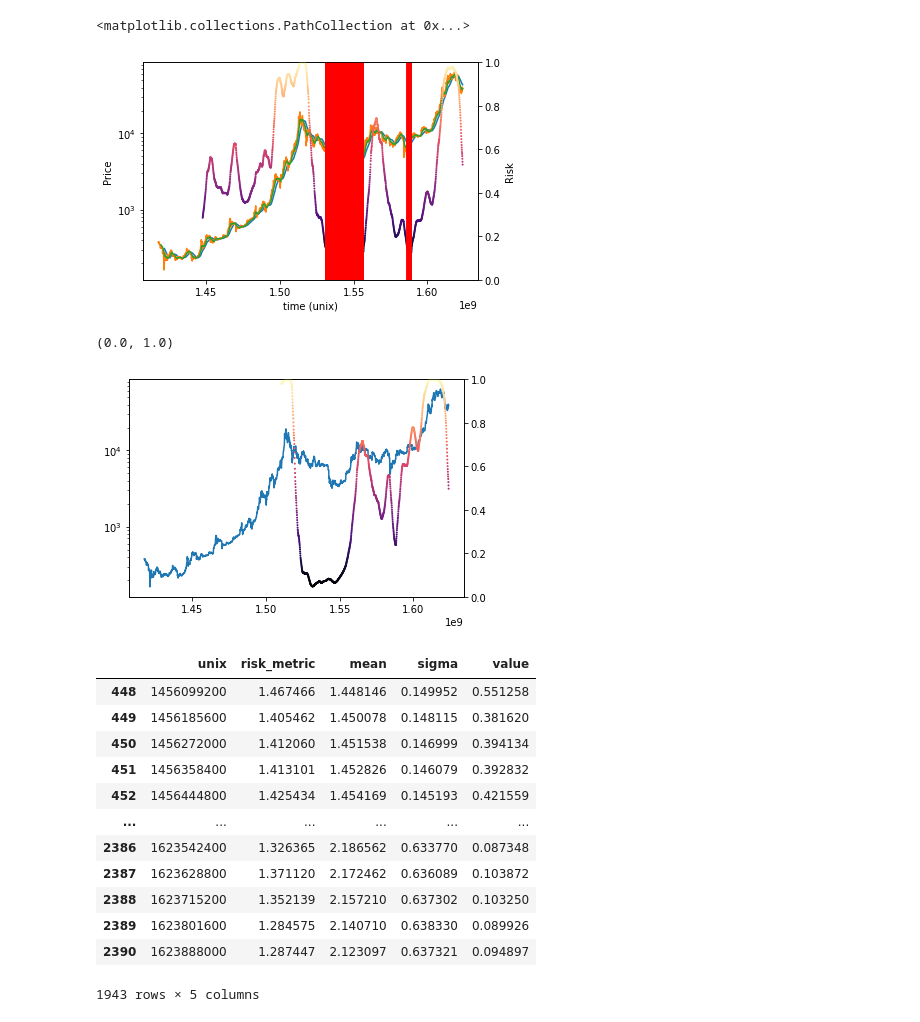
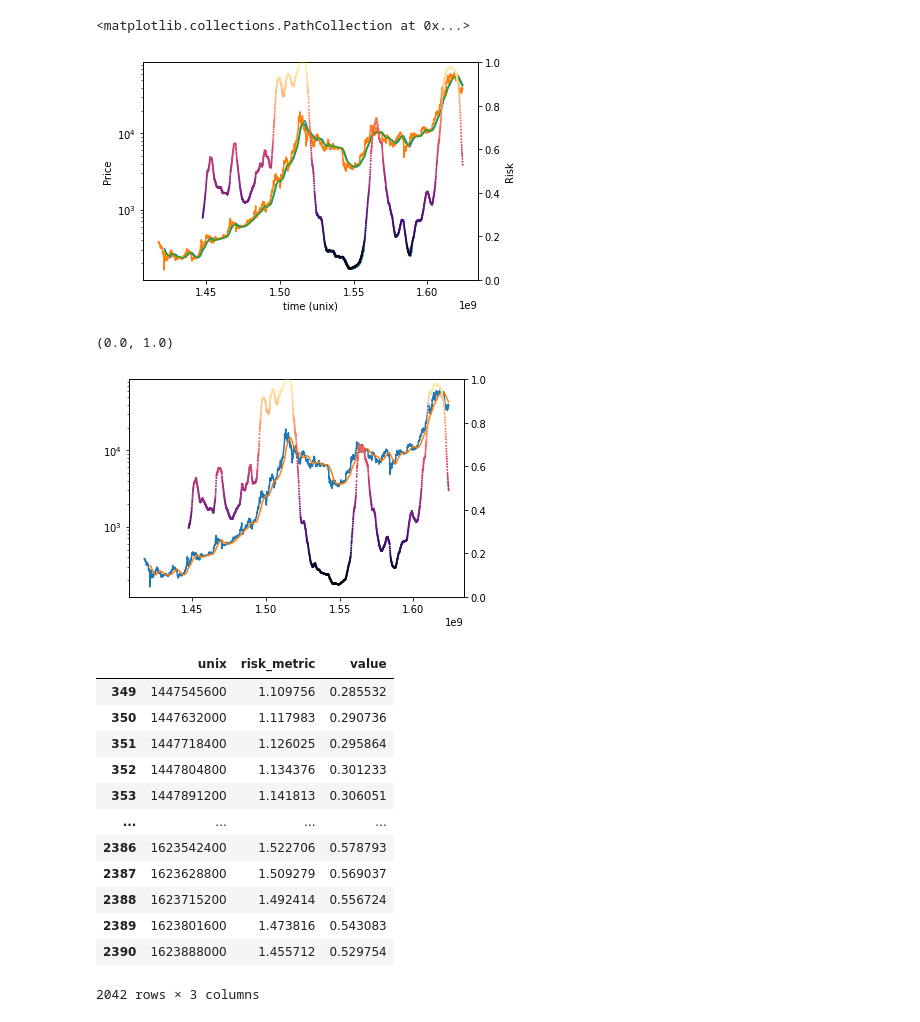
Before and after one commit to RDEvans31/saturn, a Jupyter notebook: Data analysis.ipynb, the cells around one changed output. Drawn from its saved outputs; the diff is of its cells as text; code cells hidden in the pictures.

```diff
--- a/Data analysis.ipynb
+++ b/Data analysis.ipynb
@@ -45,8 +45,7 @@ def get_sma(data,window):
 
 def get_ema(data,window):
     timestamps=data['unix'][window:]
-    ema=data.ewm(span=window, adjust=False).mean()['close']
-    ema=ema[window:]
+    ema=data.ewm(span=window,min_periods=window+1, adjust=False).mean()['close'].dropna()
     return pd.DataFrame({'unix': timestamps,'value':ema})
 
 def risk_indicator(fast,slow):
@@ -55,6 +54,7 @@ def risk_indicator(fast,slow):
 
     if len(trimmed_fast)>len(slow):
         #different values, ie using a daily for fast and weekly for slow
+        print(trimmed_fast['unix'].max()-slow['unix'].max())
         f=interp1d(slow['unix'],slow['value'])
         slow_interpolated=f(trimmed_fast['unix'])
         slow=pd.DataFrame({'unix':trimmed_fast['unix'],'value':slow_interpolated})
@@ -73,48 +73,48 @@ def risk_indicator(fast,slow):
     return pd.DataFrame({'unix':trimmed_fast['unix'],'value':risk})
 # %%
 fast=get_sma(btc_price_data,50)
-fast_ema=get_ema(btc_price_data,21)
+fast_ema=get_ema(btc_price_data,50)
 slow=get_sma(weekly_candles,50)
 # %%
 fig, ax1 = plt.subplots()
 ax1.set_xlabel('time (unix)')
 ax1.set_ylabel('Price')
 timestamps=fast['unix']
 ax1.plot(fast['unix'],fast['value'])
 
 risk=risk_indicator(fast,slow)
 ax1.plot(btc_price_data['unix'],btc_price_data['close'])
 ax1.plot(fast_ema['unix'],fast_ema['value'])
 ax1.set_yscale('log')
 
 ax2 = ax1.twinx()
 ax2.set_ylabel('Risk')
 filtered_risk=risk.loc[risk['value']<0.15]
 ax2.scatter(filtered_risk['unix'],filtered_risk['value'], s=1)
 ax2.set_ylim(0,1)
-ax2.vlines(filtered_risk['unix'],0,btc_price_data['close'].max(), colors='r')
+#ax2.vlines(filtered_risk['unix'],0,btc_price_data['close'].max(), colors='r')
 
 ax2.scatter(risk['unix'],risk['value'], s=1, c=risk['value'], cmap='magma')
 # %% [output]
 <matplotlib.collections.PathCollection at 0x...>
-[figure, old version]
+[figure, new version]
 # %%
-
 
 fig2, ax3 = plt.subplots()
 ax3.plot(btc_price_data['unix'],btc_price_data['close'])
-risk2= rolling_risk(fast,slow,730)
-filtered_risk=risk2.loc[risk2['value']>0.9]
+ax3.plot(fast['unix'],fast['value'])
+risk2= risk_indicator(fast_ema,slow)
+filtered_risk=risk2.loc[risk2['value']<0.2]
 ax3.set_yscale('log')
 ax4 = ax3.twinx()
 ax4.scatter(risk2['unix'],risk2['value'], s=1, c=risk2['value'], cmap='magma')
 ax4.set_ylim(0,1)
-#ax4.vlines(filtered_risk['unix'],0,btc_price_data['close'].max(), colors='r')
+# ax4.vlines(filtered_risk['unix'],0,btc_price_data['close'].max(), colors='r')
 # %% [output]
 (0.0, 1.0)
-[figure, old version]
+[figure, new version]
 # %%
-def rolling_risk(fast,slow,window):#probably better to use long windows
+def exponentially_weighted_risk(fast,slow):#places more weight on recent values to calculate the mean and standard deviation
     start_date=slow['unix'].min()
     trimmed_fast=fast.loc[fast['unix']>=start_date]
 
@@ -131,32 +131,42 @@ def rolling_risk(fast,slow,window):#probably better to use long windows
         #using moving average
         risk_metric=np.divide(trimmed_fast['value'],slow['value'])
 
-    moving_average=risk_metric.rolling(window).mean()
-    moving_standard_deviation=risk_metric.rolling(window).std()
     df=pd.DataFrame({'unix':trimmed_fast['unix'],'risk_metric':risk_metric})
-    df['mean']=moving_average
-    df['sigma']=moving_standard_deviation
     df.dropna(inplace=True)
-    coded=np.divide(df['risk_metric'].values - df['mean'].values, df['sigma'].values)
-    risk=norm.cdf(coded)
+    n=len(df)
+    mean=df.ewm(span=n,min_periods=n,adjust=False).mean()
+    sigma=df.ewm(span=n,min_periods=n,adjust=False).std()
+
+    mean.dropna(inplace=True)
+    mean=mean.head(1)['risk_metric']
+    sigma.dropna(inplace=True)
+    sigma=sigma.head(1)['risk_metric']
+
+    mean=np.mean(risk_metric)
+    sigma=np.std(risk_metric)
+    normalised=(risk_metric-mean)/sigma
+    risk=norm.cdf(normalised)
+
     df['value']=risk
     return df
+    # return df
 
-rolling_risk(btc_price_data,slow,100)
+
+exponentially_weighted_risk(fast,slow)
 # %% [output]
-|  | unix | risk_metric | mean | sigma | value |
-| 448 | 1456099200 | 1.467466 | 1.448146 | 0.149952 | 0.551258 |
-| 449 | 1456185600 | 1.405462 | 1.450078 | 0.148115 | 0.381620 |
-| 450 | 1456272000 | 1.412060 | 1.451538 | 0.146999 | 0.394134 |
-| 451 | 1456358400 | 1.413101 | 1.452826 | 0.146079 | 0.392832 |
-| 452 | 1456444800 | 1.425434 | 1.454169 | 0.145193 | 0.421559 |
-| ... | ... | ... | ... | ... | ... |
-| 2386 | 1623542400 | 1.326365 | 2.186562 | 0.633770 | 0.087348 |
-| 2387 | 1623628800 | 1.371120 | 2.172462 | 0.636089 | 0.103872 |
-| 2388 | 1623715200 | 1.352139 | 2.157210 | 0.637302 | 0.103250 |
-| 2389 | 1623801600 | 1.284575 | 2.140710 | 0.638330 | 0.089926 |
-| 2390 | 1623888000 | 1.287447 | 2.123097 | 0.637321 | 0.094897 |
+|  | unix | risk_metric | value |
+| 349 | 1447545600 | 1.109756 | 0.285532 |
+| 350 | 1447632000 | 1.117983 | 0.290736 |
+| 351 | 1447718400 | 1.126025 | 0.295864 |
+| 352 | 1447804800 | 1.134376 | 0.301233 |
+| 353 | 1447891200 | 1.141813 | 0.306051 |
+| ... | ... | ... | ... |
+| 2386 | 1623542400 | 1.522706 | 0.578793 |
+| 2387 | 1623628800 | 1.509279 | 0.569037 |
+| 2388 | 1623715200 | 1.492414 | 0.556724 |
+| 2389 | 1623801600 | 1.473816 | 0.543083 |
+| 2390 | 1623888000 | 1.455712 | 0.529754 |
-1943 rows × 5 columns
+2042 rows × 3 columns
 # %%
 month_dictionary={
     'Jan':1,
```
Also changed, not shown: parts of 2 cells of this notebook, 4 other files.
